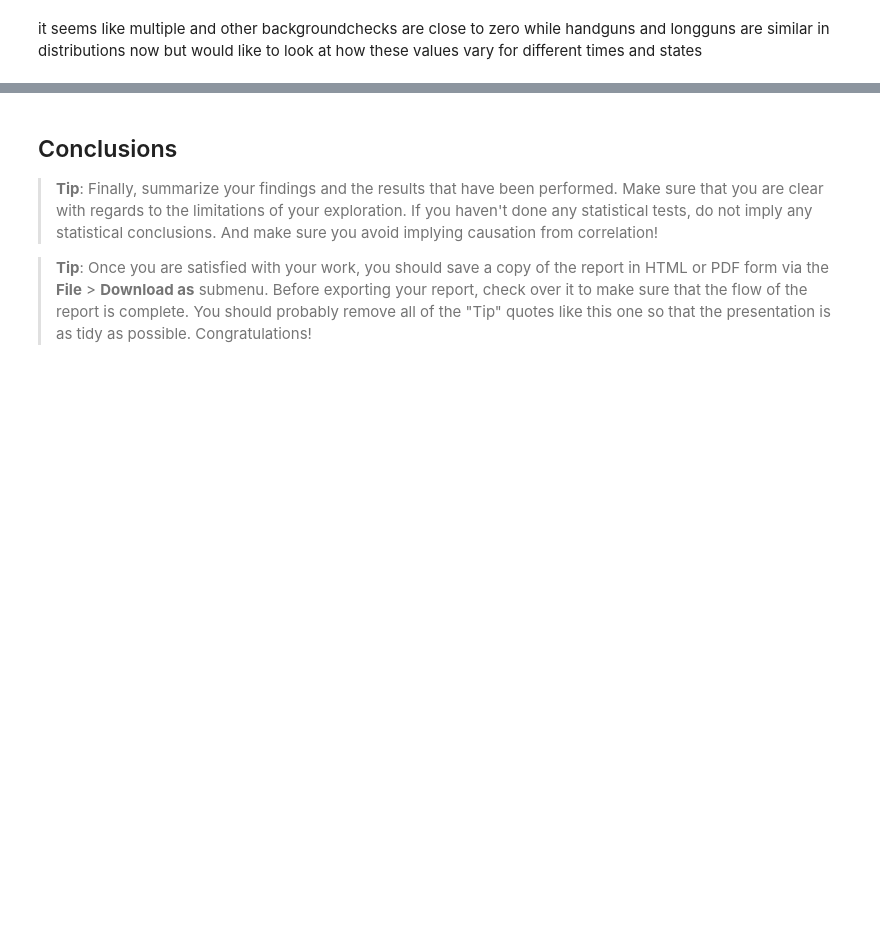
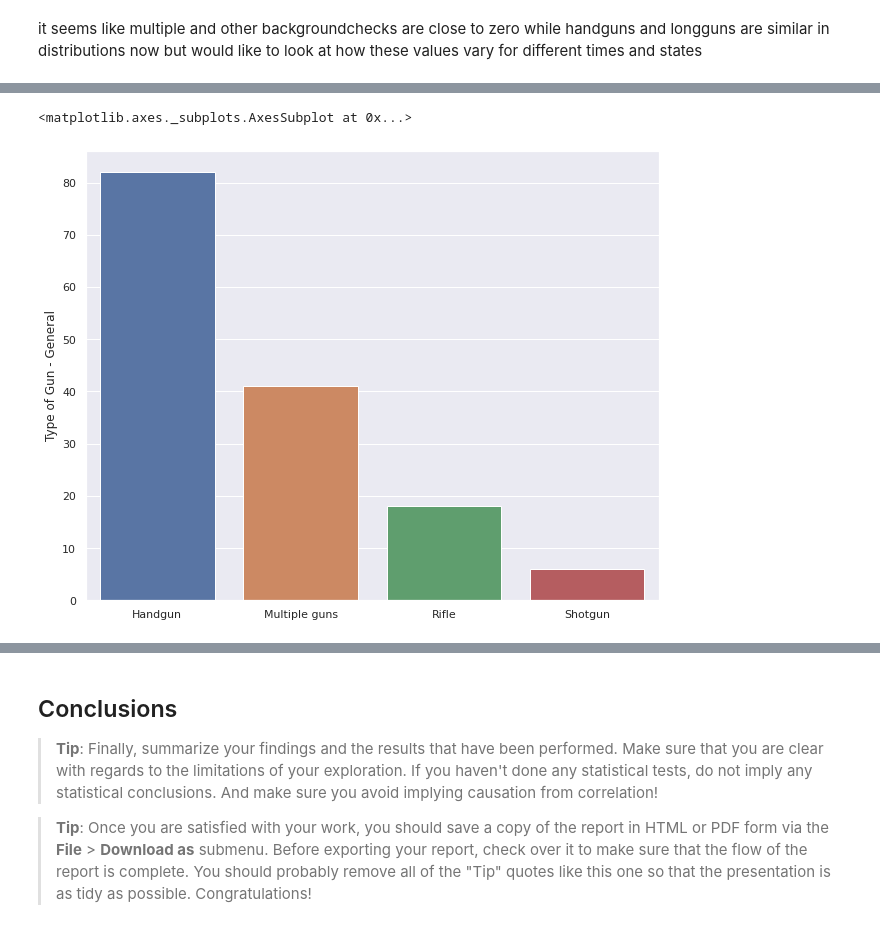
Before and after one commit to freedom-780/FBI-Firearm-Background-Check, a Jupyter notebook: Firearm_Background_Check.ipynb, the cells around one changed output, grey strips where cells are left out. Drawn from its saved outputs; the diff is of its cells as text; code cells hidden in the pictures; blank space fills up the shorter version.

```diff
--- a/Firearm_Background_Check.ipynb
+++ b/Firearm_Background_Check.ipynb
@@ -488,0 +520,9 @@ Text(0.5, 1.0, 'Line Chart of Background Checks by gun type')
+# %%
+# clean \n from mass_shooting values
+mass_shootings['Type of Gun - General'] = mass_shootings['Type of Gun - General'].str.replace('\n','')
+# %%
+# PLot the type of gun
+sns.barplot(x=mass_shootings['Type of Gun - General'].value_counts().index, y=mass_shootings['Type of Gun - General'].value_counts())
+# %% [output]
+<matplotlib.axes._subplots.AxesSubplot at 0x...>
+[figure, added]
```
Also changed, not shown: parts of 23 cells of this notebook.
